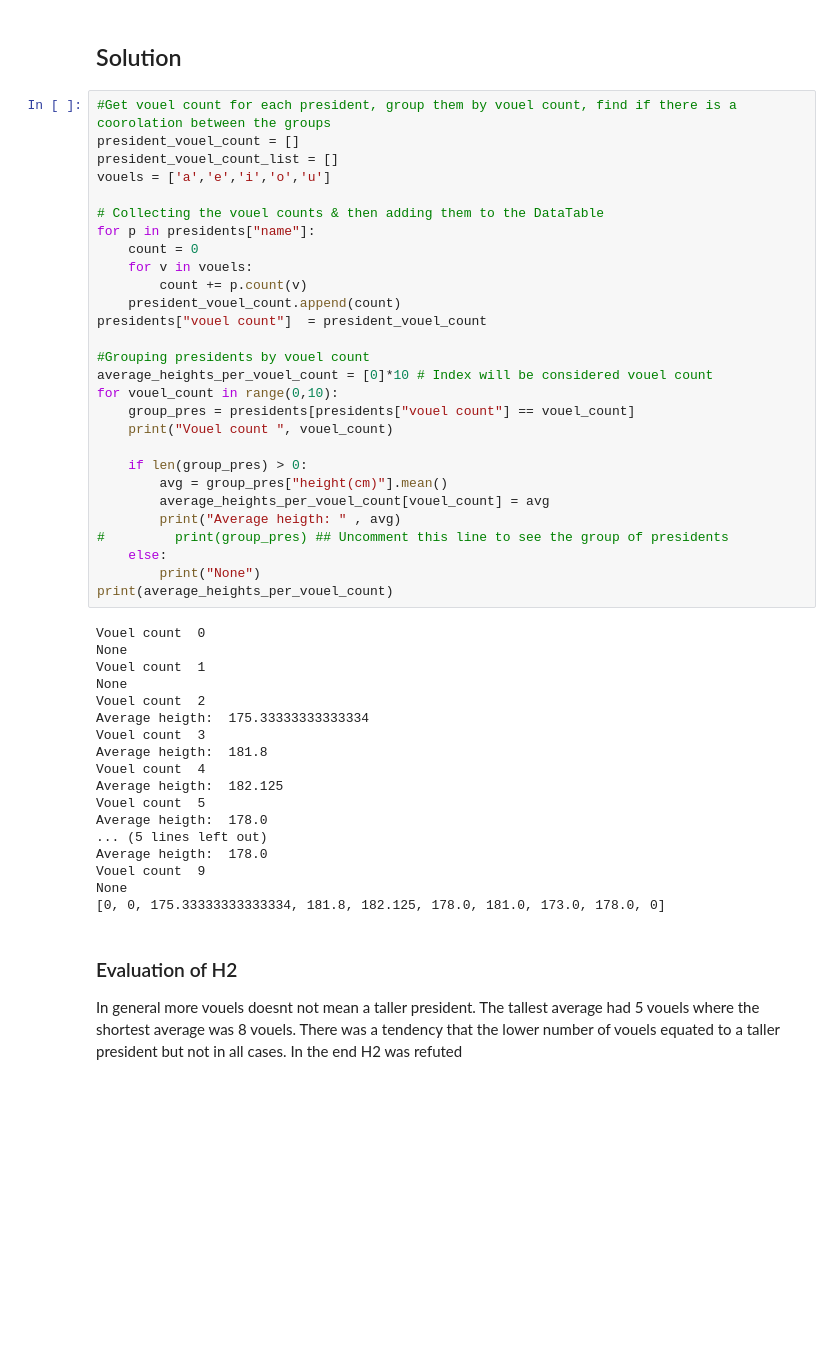
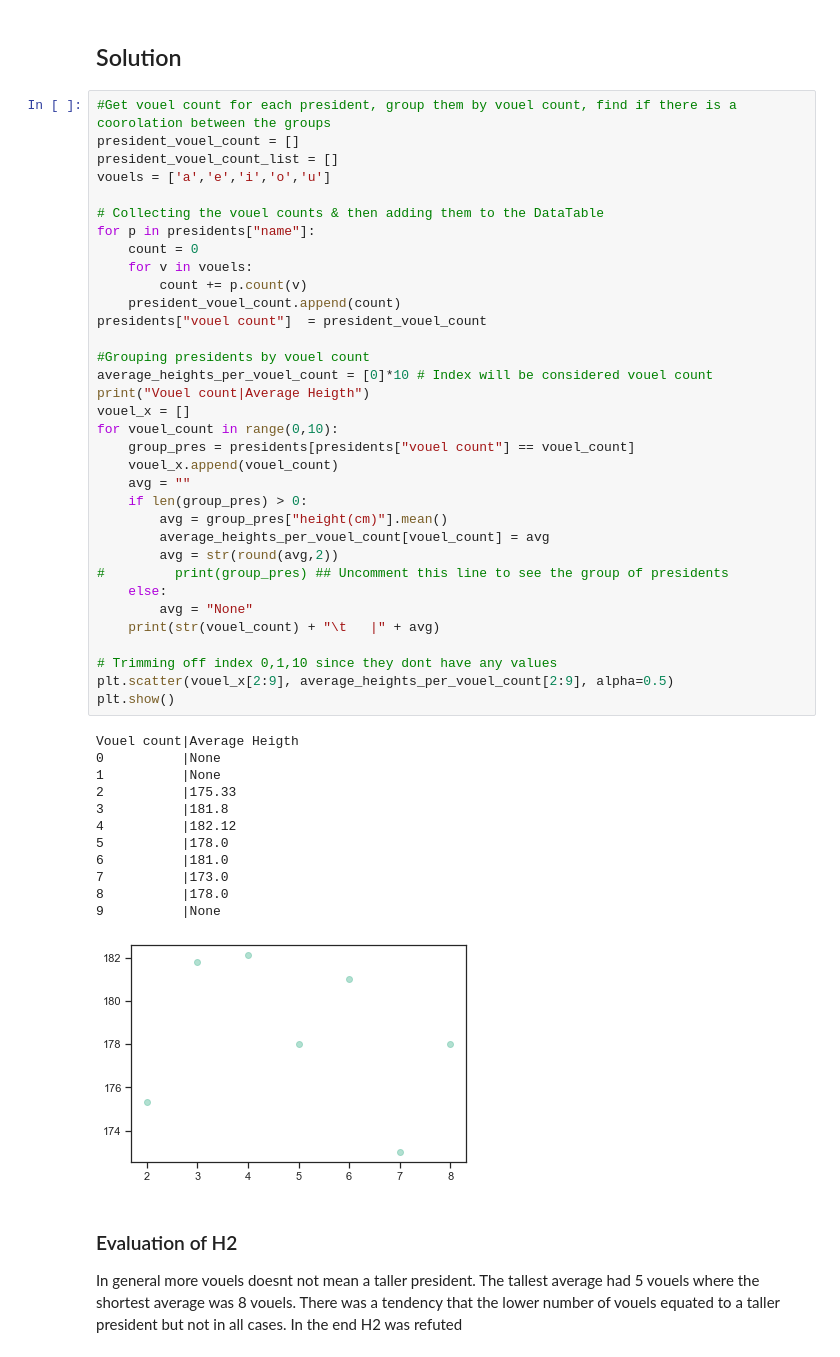
Before and after one commit to AdamCorbinFAUPhD/CAP5768-Intro-to-Data-Science, a Jupyter notebook: assignment_1/CAP5768_Assignment1_Corbin_Adam.ipynb, the cells around one changed output. Saved outputs shown, nothing was run; the diff lists cells and outputs as text; blank space fills up the shorter version.

```diff
--- a/assignment_1/CAP5768_Assignment1_Corbin_Adam.ipynb
+++ b/assignment_1/CAP5768_Assignment1_Corbin_Adam.ipynb
@@ -180,49 +180,50 @@ For consistancy a the vouel set will be [a, e, i, o, u]
 # %%
 #Get vouel count for each president, group them by vouel count, find if there is a coorolation between the groups
 president_vouel_count = []
 president_vouel_count_list = []
 vouels = ['a','e','i','o','u']
 
 # Collecting the vouel counts & then adding them to the DataTable
 for p in presidents["name"]:
     count = 0
     for v in vouels:
         count += p.count(v)
     president_vouel_count.append(count)
 presidents["vouel count"]  = president_vouel_count
 
 #Grouping presidents by vouel count
 average_heights_per_vouel_count = [0]*10 # Index will be considered vouel count
+print("Vouel count|Average Heigth")
+vouel_x = []
 for vouel_count in range(0,10):
     group_pres = presidents[presidents["vouel count"] == vouel_count]
-    print("Vouel count ", vouel_count)
-
+    vouel_x.append(vouel_count)
+    avg = ""
     if len(group_pres) > 0:
         avg = group_pres["height(cm)"].mean()
         average_heights_per_vouel_count[vouel_count] = avg
-        print("Average heigth: " , avg)
+        avg = str(round(avg,2))
 #         print(group_pres) ## Uncomment this line to see the group of presidents
     else:
-        print("None")
-print(average_heights_per_vouel_count)
+        avg = "None"
+    print(str(vouel_count) + "\t   |" + avg)
+
+# Trimming off index 0,1,10 since they dont have any values
+plt.scatter(vouel_x[2:9], average_heights_per_vouel_count[2:9], alpha=0.5)
+plt.show()
 # %% [output]
-Vouel count  0
-None
-Vouel count  1
-None
-Vouel count  2
-Average heigth:  175.33333333333334
-Vouel count  3
-Average heigth:  181.8
-Vouel count  4
-Average heigth:  182.125
-Vouel count  5
-Average heigth:  178.0
-... (5 lines left out)
-Average heigth:  178.0
-Vouel count  9
-None
-[0, 0, 175.33333333333334, 181.8, 182.125, 178.0, 181.0, 173.0, 178.0, 0]
+Vouel count|Average Heigth
+0          |None
+1          |None
+2          |175.33
+3          |181.8
+4          |182.12
+5          |178.0
+6          |181.0
+7          |173.0
+8          |178.0
+9          |None
+[figure, added]
 # %% [markdown]
 ### Evaluation of H2
 In general more vouels doesnt not mean a taller president. The tallest average had 5 vouels where the shortest average was 8 vouels. There was a tendency that the lower number of vouels equated to a taller president but not in all cases. In the end H2 was refuted
```
Also changed, not shown: parts of 27 cells of this notebook, 2 other files.
